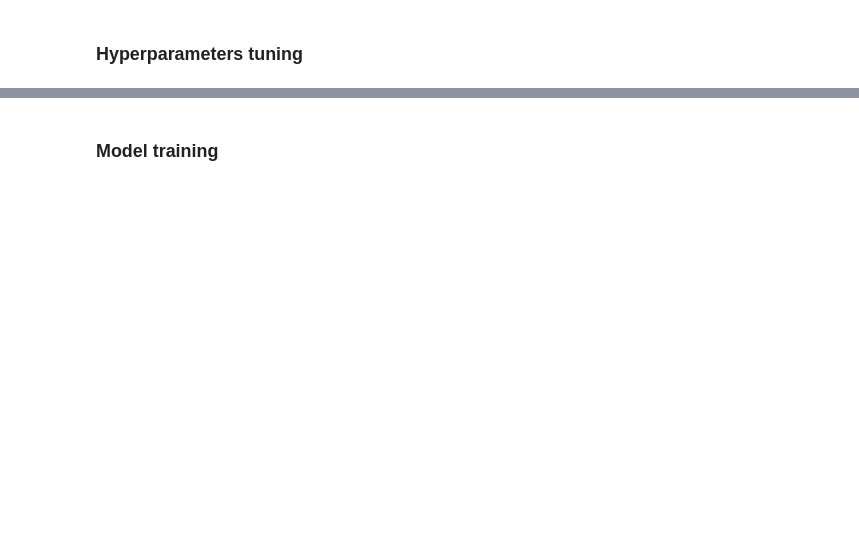
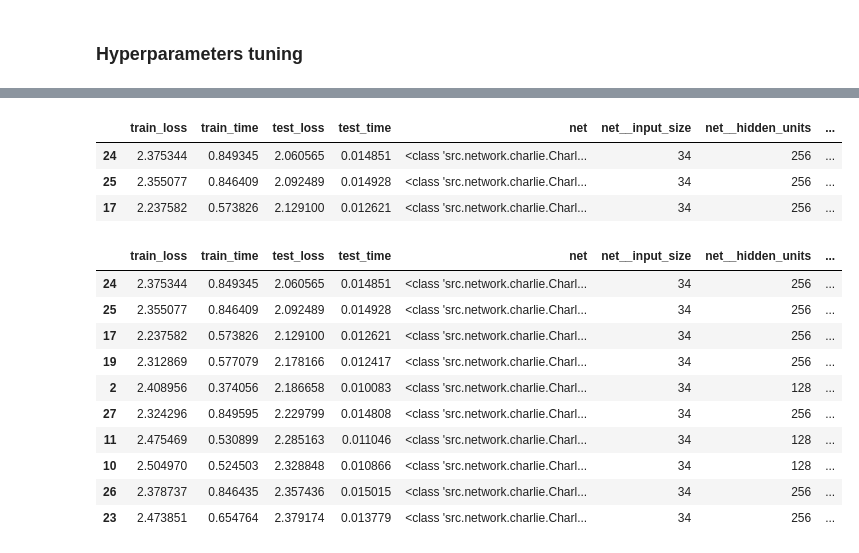
Before and after one commit to damiclem/nndl-03, a Jupyter notebook: charlie.ipynb, the cells around one changed output, grey strips where cells are left out. Saved outputs shown, nothing was run; the diff lists cells and outputs as text; code cells hidden in the pictures; blank space fills up the shorter version.

```diff
--- a/charlie.ipynb
+++ b/charlie.ipynb
@@ -182,2 +175,45 @@ plt.show()
-# %% [markdown]
-### Model training
+# %%
+# Load parameters from disk
+train_losses, train_times, test_losses, test_times, others = load_epochs(
+    path='data/charlie/hyper.json'
+)
+
+# Define common index
+index = range(len(train_losses))
+# Turn params into a dictionary itself
+params = pd.DataFrame.from_records(data=others.get('params'), index=index)
+# Make grid search results dataframe
+results = pd.DataFrame(index=index, data={
+    'train_loss': map(lambda x: x[-1], train_losses),
+    'train_time': map(lambda x: x[-1], train_times),
+    'test_loss': test_losses,
+    'test_time': test_times
+})
+# Add parameters
+results = pd.concat([results, params], axis=1)
+# Sort by training loss and training time
+results = results.sort_values(by=['test_loss', 'train_time'])
+# Show grid search
+results.head(3)
+# %% [output]
+|  | train_loss | train_time | test_loss | test_time | net | net__input_size | net__hidden_units | ... |
+| 24 | 2.375344 | 0.849345 | 2.060565 | 0.014851 | <class 'src.network.charlie.Charl... | 34 | 256 | ... |
+| 25 | 2.355077 | 0.846409 | 2.092489 | 0.014928 | <class 'src.network.charlie.Charl... | 34 | 256 | ... |
+| 17 | 2.237582 | 0.573826 | 2.129100 | 0.012621 | <class 'src.network.charlie.Charl... | 34 | 256 | ... |
+# %%
+# Show only the rows where test loss is higher than train one (avoid overfitting)
+_results = results[results.test_loss < results.train_loss]
+_results = _results[:10]
+_results.head(10)
+# %% [output]
+|  | train_loss | train_time | test_loss | test_time | net | net__input_size | net__hidden_units | ... |
+| 24 | 2.375344 | 0.849345 | 2.060565 | 0.014851 | <class 'src.network.charlie.Charl... | 34 | 256 | ... |
+| 25 | 2.355077 | 0.846409 | 2.092489 | 0.014928 | <class 'src.network.charlie.Charl... | 34 | 256 | ... |
+| 17 | 2.237582 | 0.573826 | 2.129100 | 0.012621 | <class 'src.network.charlie.Charl... | 34 | 256 | ... |
+| 19 | 2.312869 | 0.577079 | 2.178166 | 0.012417 | <class 'src.network.charlie.Charl... | 34 | 256 | ... |
+| 2 | 2.408956 | 0.374056 | 2.186658 | 0.010083 | <class 'src.network.charlie.Charl... | 34 | 128 | ... |
+| 27 | 2.324296 | 0.849595 | 2.229799 | 0.014808 | <class 'src.network.charlie.Charl... | 34 | 256 | ... |
+| 11 | 2.475469 | 0.530899 | 2.285163 | 0.011046 | <class 'src.network.charlie.Charl... | 34 | 128 | ... |
+| 10 | 2.504970 | 0.524503 | 2.328848 | 0.010866 | <class 'src.network.charlie.Charl... | 34 | 128 | ... |
+| 26 | 2.378737 | 0.846435 | 2.357436 | 0.015015 | <class 'src.network.charlie.Charl... | 34 | 256 | ... |
+| 23 | 2.473851 | 0.654764 | 2.379174 | 0.013779 | <class 'src.network.charlie.Charl... | 34 | 256 | ... |
```
Also changed, not shown: parts of 26 cells of this notebook, 45 other files.
